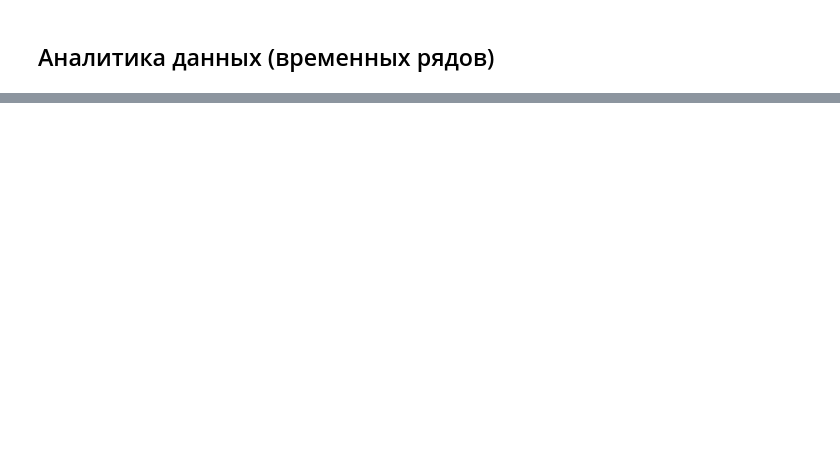
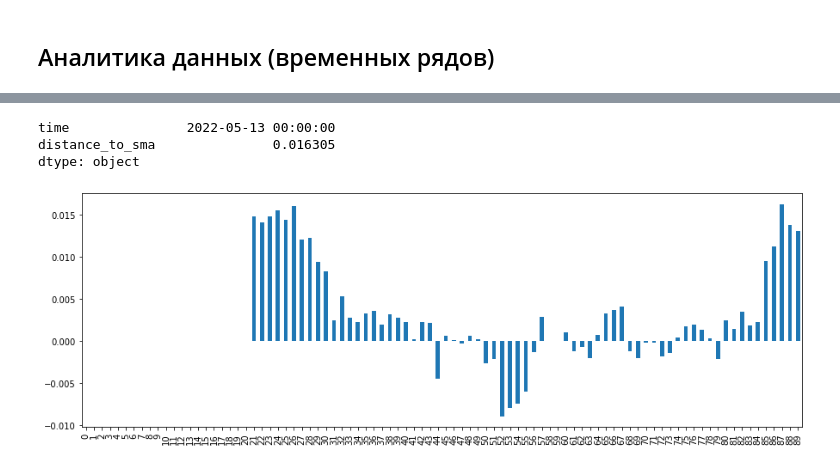
Before and after one commit to almaz114/Analytic_114, a Jupyter notebook: config_files/dataframes/Проверка теорий.ipynb, the cells around one changed output, grey strips where cells are left out. Saved outputs shown, nothing was run; the diff lists cells and outputs as text; code cells hidden in the pictures; blank space fills up the shorter version.

```diff
--- a/config_files/dataframes/Проверка теорий.ipynb
+++ b/config_files/dataframes/Проверка теорий.ipynb
@@ -48,0 +189,11 @@ df_temp.down.sum()   # сумма итого datafarme по столбцу 'down
+# %%
+df_new['distance_to_sma'].dropna()
+df_new["distance_to_sma"] =  df_new['sma_22'] - df_new['close']
+df_new['distance_to_sma'].plot( kind='bar', figsize=(15,5))
+df_new[['time', 'distance_to_sma']].max()
+# df_new[df_new]
+# %% [output]
+time               2022-05-13 00:00:00
+distance_to_sma               0.016305
+dtype: object
+[figure, added]
```
Also changed, not shown: parts of 13 cells of this notebook, 5 other files.
